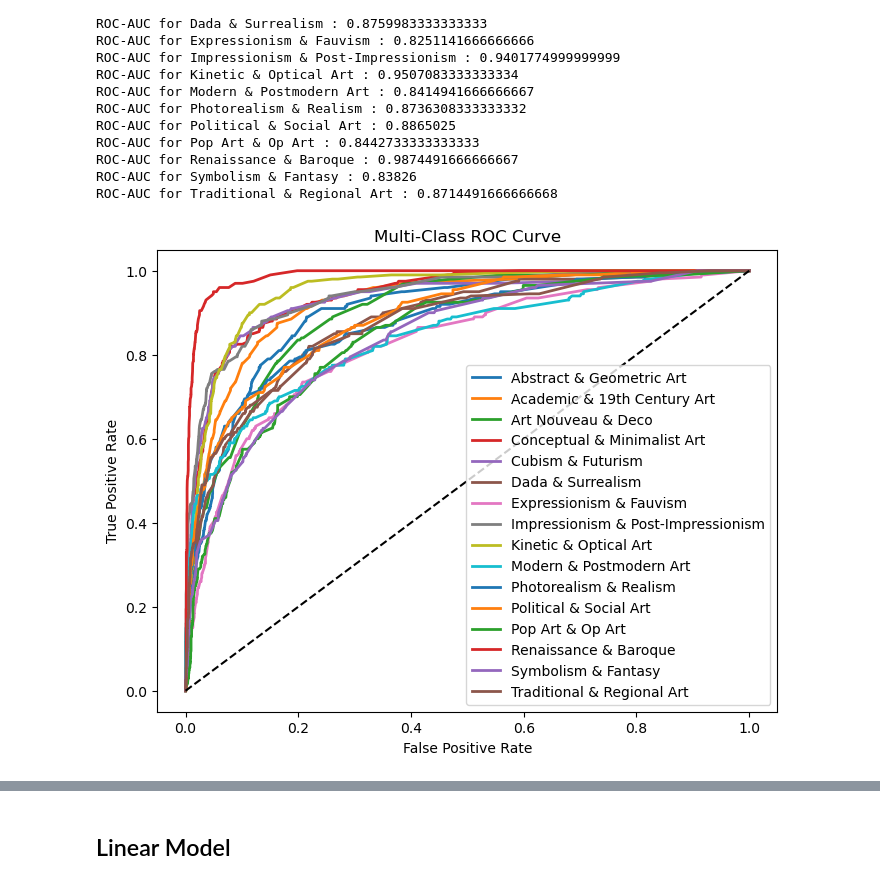
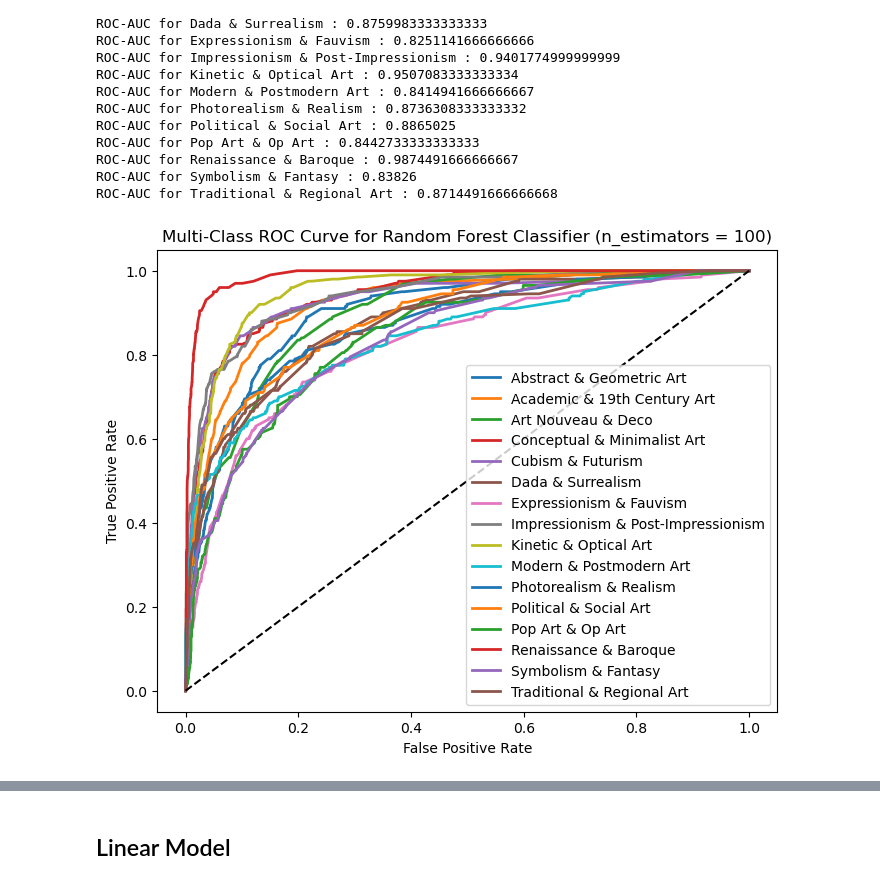
Before and after one commit to yangyuwang/painting_style_prediction, a Jupyter notebook: P2_Yangyu_Avi_Gio.ipynb, the cells around one changed output, grey strips where cells are left out. Saved outputs shown, nothing was run; the diff lists cells and outputs as text; code cells hidden in the pictures.

```diff
--- a/P2_Yangyu_Avi_Gio.ipynb
+++ b/P2_Yangyu_Avi_Gio.ipynb
@@ -213,22 +253,26 @@ ROC-AUC for Traditional & Regional Art : 0.8714491666666668
 # %%
 import matplotlib.pyplot as plt
 from sklearn.metrics import roc_curve
 from itertools import cycle
 
 # Compute ROC curve for each class
 n_classes = len(rfc_1.classes_)
 
+colors = [
+    "#1f77b4", "#ff7f0e", "#2ca02c", "#d62728", "#9467bd", "#8c564b", "#e377c2", "#7f7f7f",
+    "#bcbd22", "#17becf", "#f4a261", "#e76f51", "#2a9d8f", "#264653", "#ffcc00", "#800000"
+]
 plt.figure(figsize=(8, 6))
 for i, color in zip(range(n_classes), colors):
     fpr, tpr, _ = roc_curve(y_test_bin[:, i], y_probs_rfc_1[:, i])
     plt.plot(fpr, tpr, lw=2, label=rfc_1.classes_[i])
 
 plt.plot([0, 1], [0, 1], "k--")
 
 plt.xlabel("False Positive Rate")
 plt.ylabel("True Positive Rate")
-plt.title("Multi-Class ROC Curve")
+plt.title("Multi-Class ROC Curve for Random Forest Classifier (n_estimators = 100)")
 plt.legend()
 plt.show()
 # %% [output]
-[figure, old version]
+[figure, new version]
```
Also changed, not shown: parts of 18 cells of this notebook.
